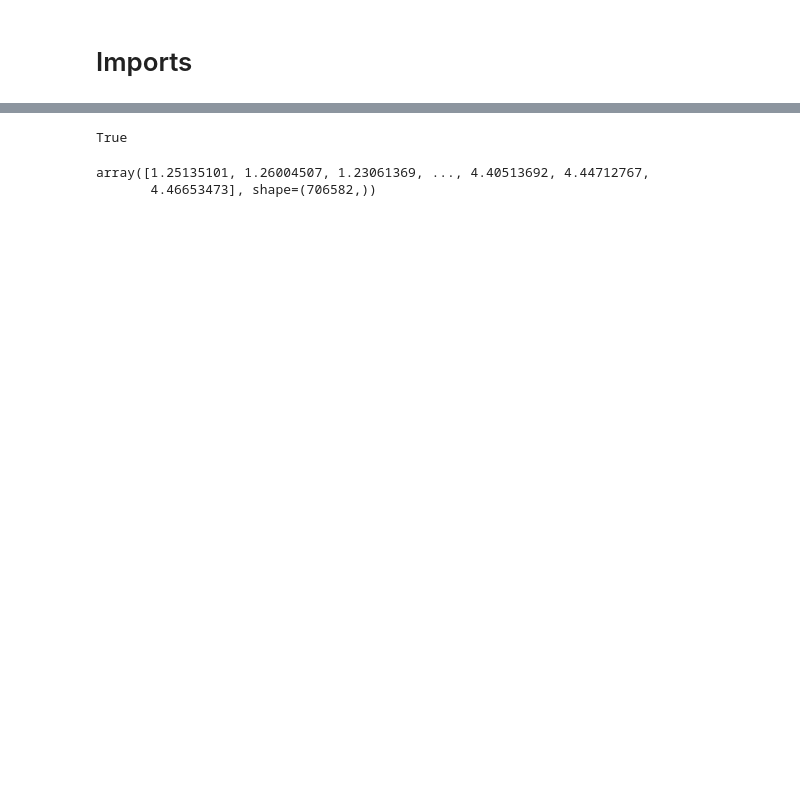
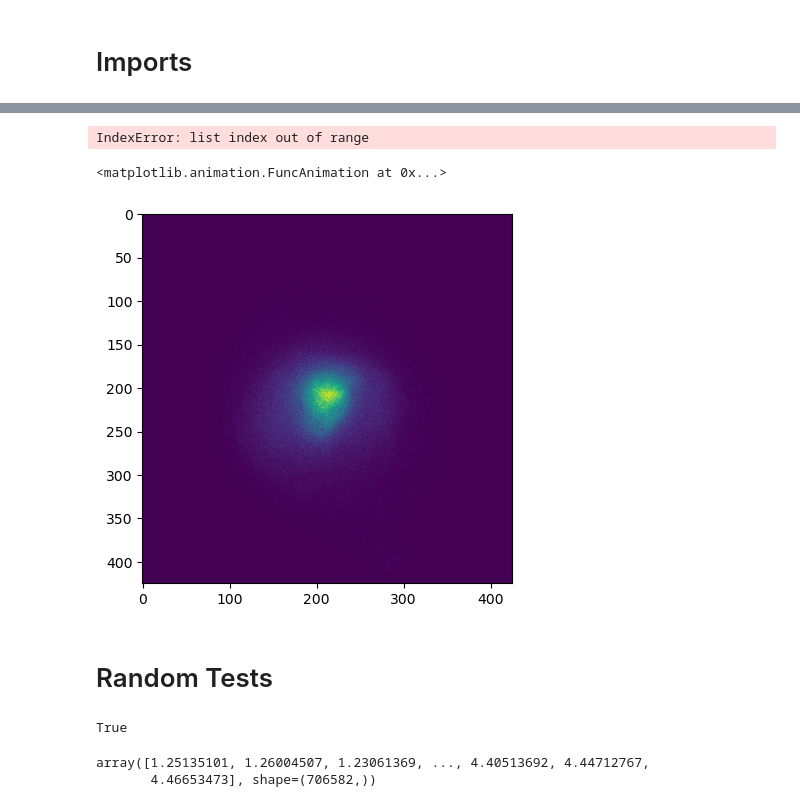
Before and after one commit to emmadavis818/GALINDA, a Jupyter notebook: Main.ipynb, the cells around one changed output, grey strips where cells are left out. Drawn from its saved outputs; the diff is of its cells as text; code cells hidden in the pictures; blank space fills up the shorter version.

```diff
--- a/Main.ipynb
+++ b/Main.ipynb
@@ -55,3 +61,11 @@ class GALINDA(object):
+# %%
+gal.ani
+# %% [output]
+IndexError: list index out of range
+<matplotlib.animation.FuncAnimation at 0x...>
+[figure, added]
+# %% [markdown]
+# Random Tests
 # %%
 glob.glob("animation_data/*.hdf5")
 "*" in "animation_data/*.hdf5"
```
Also changed, not shown: parts of 11 cells of this notebook.
